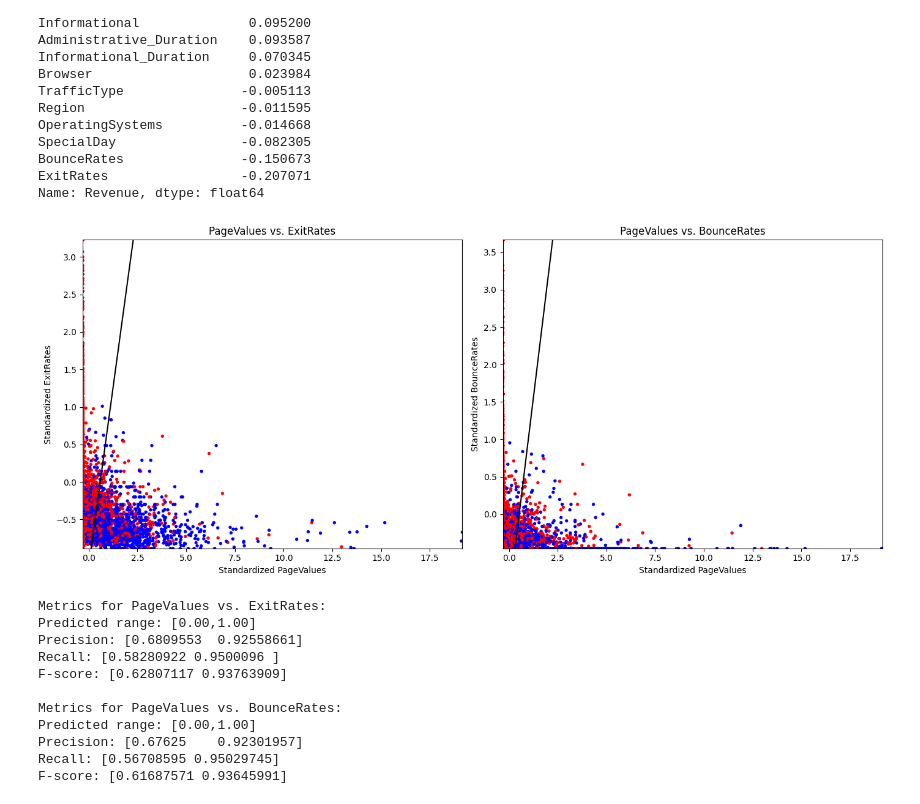
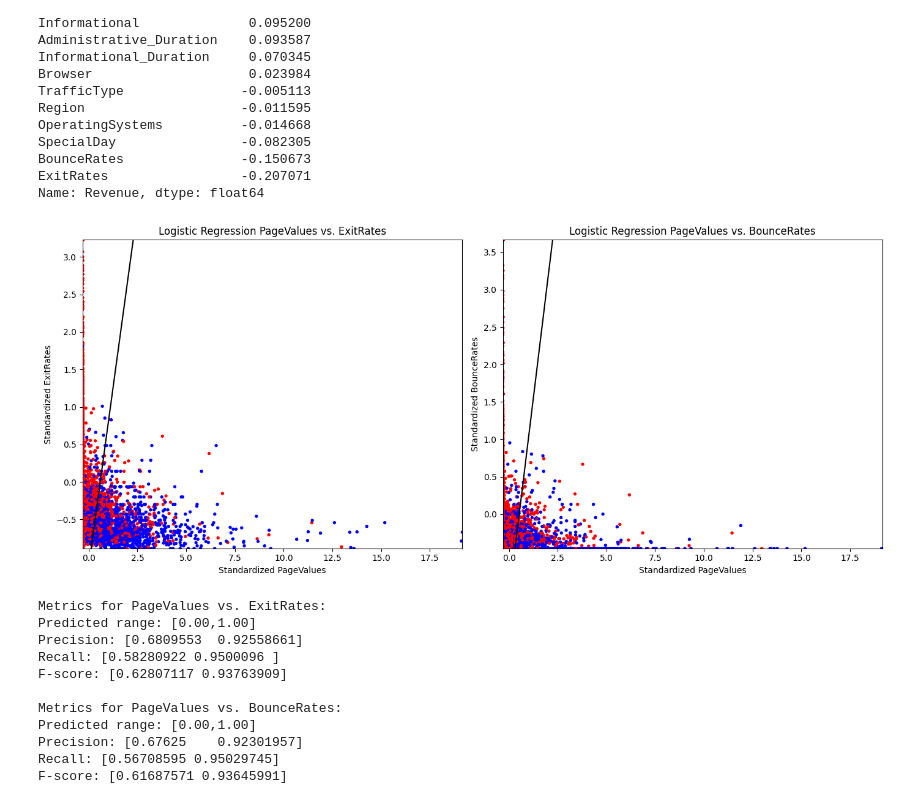
Before and after one commit to Tyler-Johnston/Customer-Behavior-Analysis, a Jupyter notebook: assignment7.ipynb, the cells around one changed output. Cells and saved outputs as stored; diff of their text form; code cells hidden in the pictures.

```diff
--- a/assignment7.ipynb
+++ b/assignment7.ipynb
@@ -91,36 +91,36 @@ y_exit_rates = -(b0_exit_rates + b_exit_rates[0] * x_range) / b_exit_rates[1]
 
 # calculate the decision boundary for 'BounceRates'
 b0_bounce_rates = model_bounce_rates.intercept_[0]
 b_bounce_rates = model_bounce_rates.coef_[0]
 y_bounce_rates = -(b0_bounce_rates + b_bounce_rates[0] * x_range) / b_bounce_rates[1]
 
 # define the color for the scatter plot
 color = ['red' if y_ == 0 else 'blue' for y_ in y]
 
 # plot for 'PageValues' and 'ExitRates'
 ax1 = plt.subplot(1, 2, 1)
 ax1.scatter(X_selected_scaled[:, 0], X_selected_scaled[:, 1], c=color, s=8)
 ax1.plot(x_range, y_exit_rates, color='black')
 ax1.set_xlim(X_selected_scaled[:, 0].min(), X_selected_scaled[:, 0].max())
 ax1.set_ylim(X_selected_scaled[:, 1].min(), X_selected_scaled[:, 1].max())
 ax1.set_xlabel('Standardized PageValues')
 ax1.set_ylabel('Standardized ExitRates')
-ax1.set_title('PageValues vs. ExitRates')
+ax1.set_title('Logistic Regression PageValues vs. ExitRates')
 
 # plot for 'PageValues' and 'BounceRates'
 ax2 = plt.subplot(1, 2, 2)
 ax2.scatter(X_selected_scaled[:, 0], X_selected_scaled[:, 2], c=color, s=8)
 ax2.plot(x_range, y_bounce_rates, color='black')
 ax2.set_xlim(X_selected_scaled[:, 0].min(), X_selected_scaled[:, 0].max())
 ax2.set_ylim(X_selected_scaled[:, 2].min(), X_selected_scaled[:, 2].max())
 ax2.set_xlabel('Standardized PageValues')
 ax2.set_ylabel('Standardized BounceRates')
-ax2.set_title('PageValues vs. BounceRates')
+ax2.set_title('Logistic Regression PageValues vs. BounceRates')
 
 plt.tight_layout()
 plt.show()
 # %% [output]
-[figure, old version]
+[figure, new version]
 # %%
 # make predictions and calculate performance metrics for 'ExitRates'
 y_pred_exit_rates = model_exit_rates.predict(X_selected_scaled[:, [0, 1]])
```
Also changed, not shown: parts of 1 cell of this notebook.
